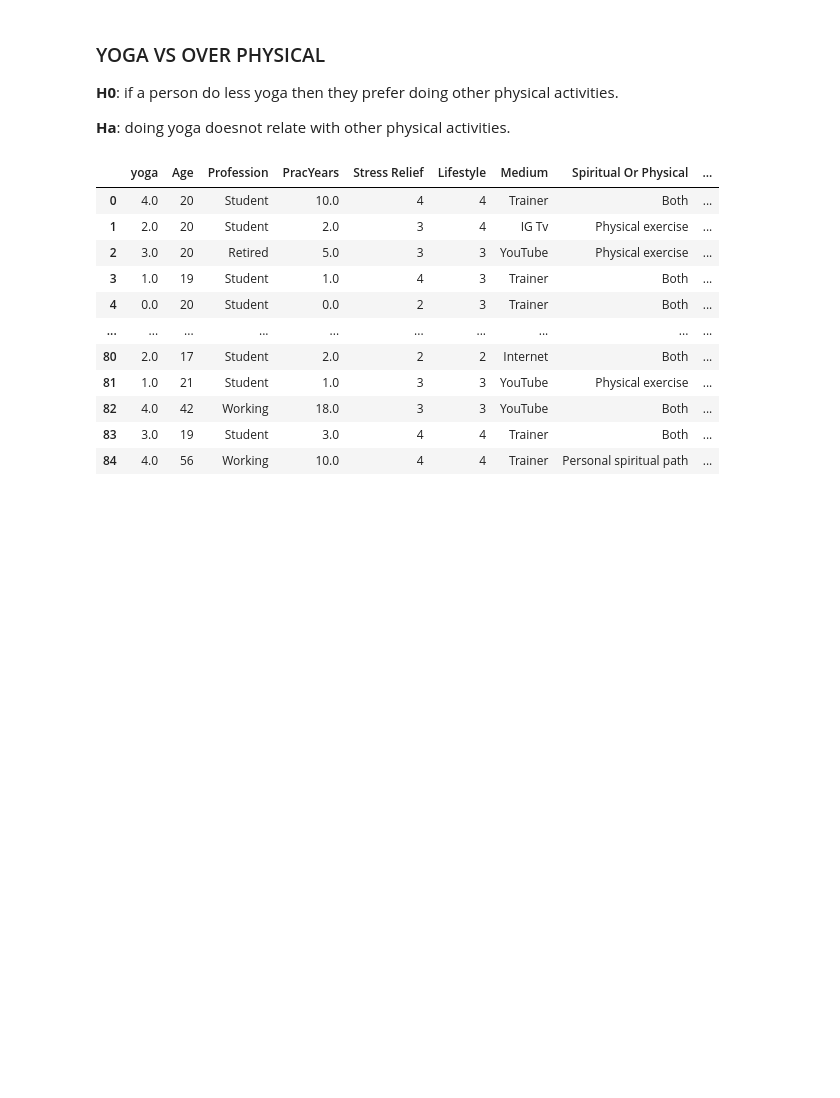
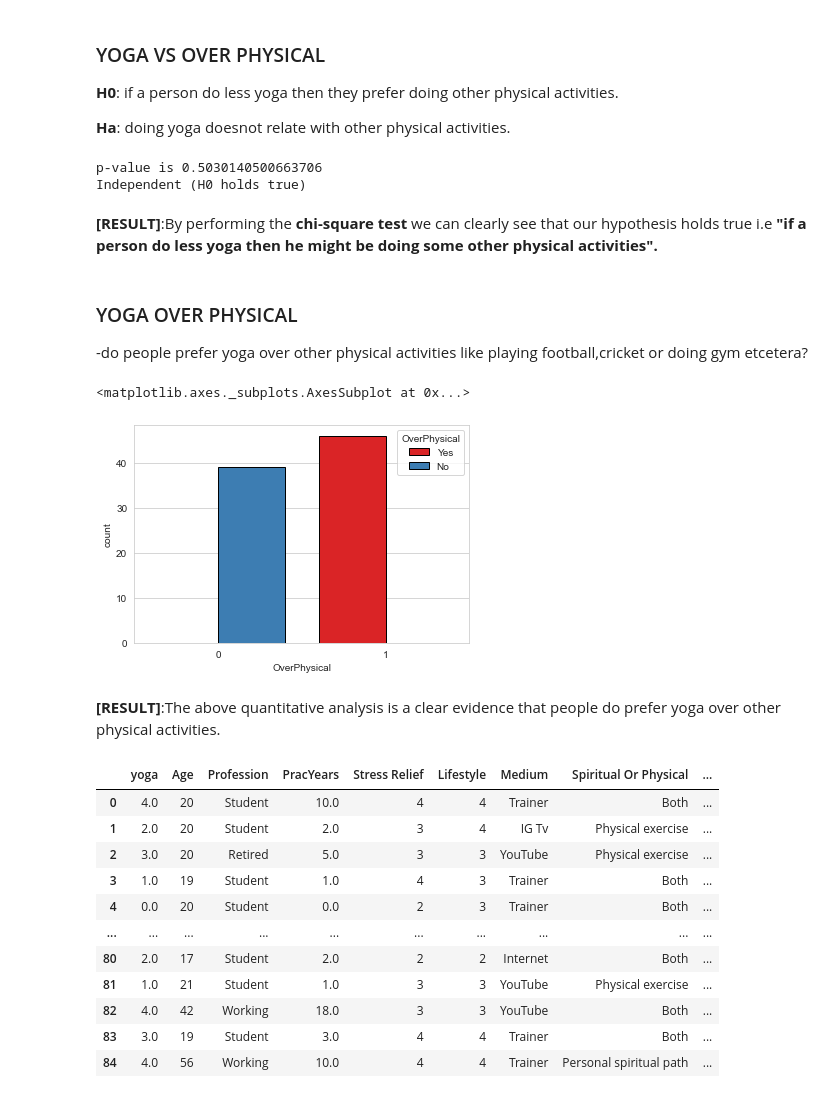
Before and after one commit to AayushVyasKIIT/Data-Analysis---Effects-of-yoga, a Jupyter notebook: DA Assignment.ipynb, the cells around one changed output. Drawn from its saved outputs; the diff is of its cells as text; code cells hidden in the pictures; blank space fills up the shorter version.

```diff
--- a/DA Assignment.ipynb
+++ b/DA Assignment.ipynb
@@ -116,6 +116,7 @@ for i in range(0,data.shape[0]):
     else:
         yoga_labels[i] = 0
 data.insert(0,"yoga",yoga_labels)
+true_false = data["OverPhysical"] #needed for legends labelling yes/no
 data
 # %% [output]
 [DEBUG]Maximum age: 78
@@ -264,3 +267,34 @@ Score: 0.3411764705882353
 **H0**: if a person do less yoga then they prefer doing other physical activities.
 
 **Ha**: doing yoga doesnot relate with other physical activities.
+# %%
+from scipy.stats import chi2_contingency
+#yoga - independent +  Overpyhsical -dependent
+#chi-square test
+# defining the table
+obs = np.array([np.array(data["yoga"]),np.array(data["OverPhysical"])])
+o = pd.crosstab(data["yoga"],data["OverPhysical"]) #pd.crosstab(df1,df2) --
+                                                    #calculates contigency table for two arrays(frequency)
+stat, p, dof, expected = chi2_contingency(o,correction=False) #chi-square test
+
+# interpret p-value
+alpha = 0.05
+print("p-value is " + str(p))
+if p <= alpha:
+    print('Dependent (reject H0)')
+else:
+    print('Independent (H0 holds true)')
+# %% [output]
+p-value is 0.5030140500663706
+Independent (H0 holds true)
+# %% [markdown]
+**[RESULT]**:By performing the **chi-square test** we can clearly see that our hypothesis holds true i.e **"if a person do less yoga then he might be doing some other physical activities".**
+# %% [markdown]
+### YOGA OVER PHYSICAL
+
+-do people prefer yoga over other physical activities like playing football,cricket or doing gym etcetera?
+# %%
+sb.countplot(data["OverPhysical"],palette="Set1",hue=true_false,edgecolor="0",saturation=0.9)
+# %% [output]
+<matplotlib.axes._subplots.AxesSubplot at 0x...>
+[figure, added]
@@ -267,3 +308,5 @@ Score: 0.3411764705882353
+# %% [markdown]
+**[RESULT]**:The above quantitative analysis is a clear evidence that people do prefer yoga over other physical activities.
 # %%
 data
 # %% [output]
```
Also changed, not shown: parts of 6 cells of this notebook.
